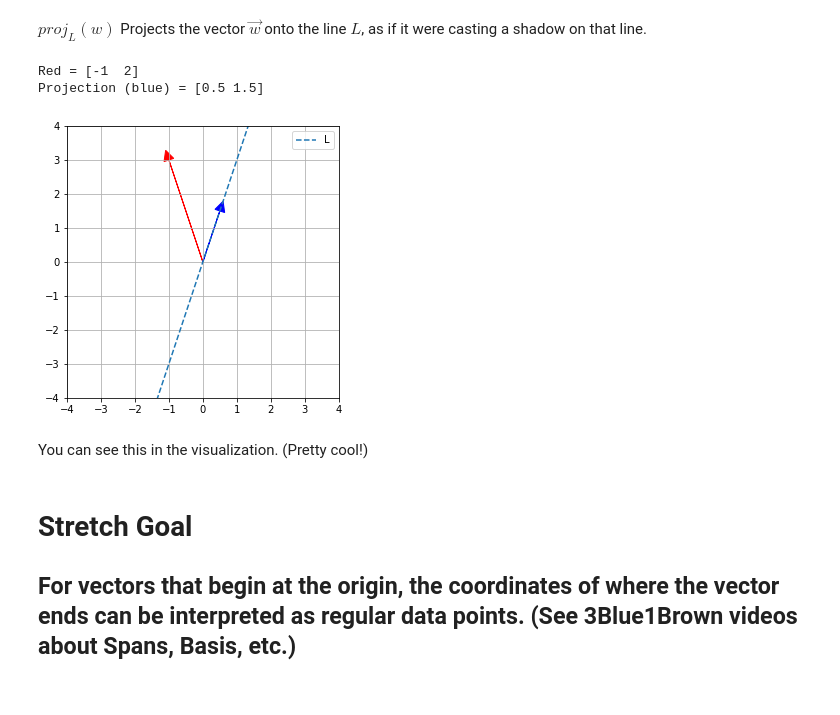
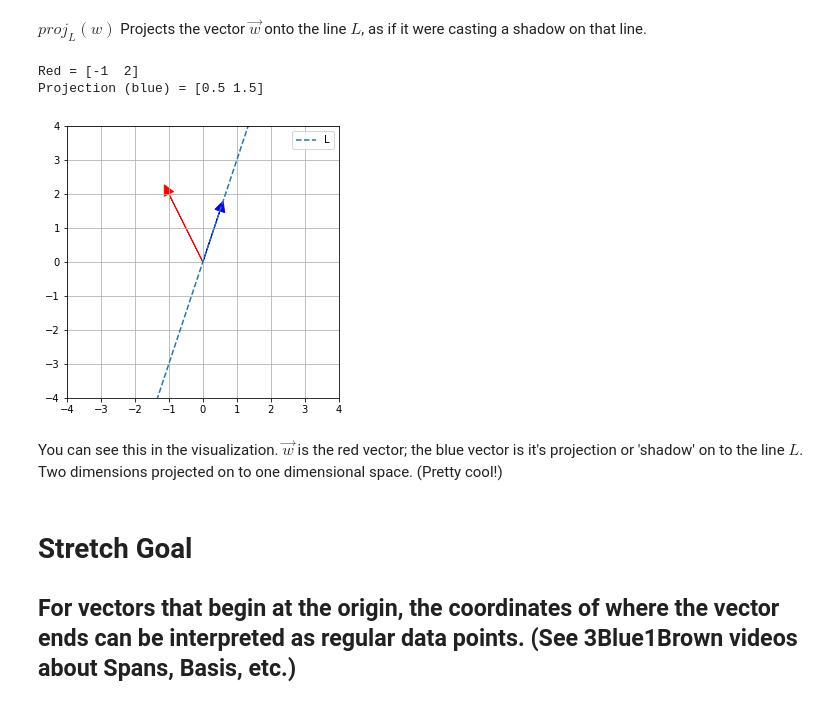
Before and after one commit to bloominstituteoftechnology/DS-Unit-1-Sprint-3-Linear-Algebra, a Jupyter notebook: module2-intermediate-linear-algebra/LS_DS_132_Intermediate_Linear_Algebra_Assignment.ipynb, the cells around one changed output. Drawn from its saved outputs; the diff is of its cells as text; code cells hidden in the pictures.

```diff
--- a/module2-intermediate-linear-algebra/LS_DS_132_Intermediate_Linear_Algebra_Assignment.ipynb
+++ b/module2-intermediate-linear-algebra/LS_DS_132_Intermediate_Linear_Algebra_Assignment.ipynb
@@ -611,38 +617,39 @@ $proj_{L}(w)$ Projects the vector $\vec{w}$ onto the line $L$, as if it were cas
 # %%
 v = np.array([1, 3])
 w = np.array([-1, 2])
 print(f'Red = {w}')
 
 # Calculate the projection
 fraction = np.dot(w, v) / np.dot(v, v)
 projection = np.multiply(fraction, v)
 print(f'Projection (blue) = {projection}')
 
-# Set axe for the plot
+# Set axes for the plot
 fig, ax = plt.subplots(figsize=(5, 5))
 ax.grid()
 ax.set_aspect('equal')
 
 # Set limits for the plot
 plt.xlim(-4,4)
 plt.ylim(-4,4)
 axes = plt.gca()
 axes.set_aspect('equal')
 
 # Calculate the line L (slope is 3, as in v = [1 3])
 x_vals = np.array(axes.get_xlim())
 y_vals = 3*x_vals
 plt.plot(x_vals, y_vals, '--', label="L")
-plt.arrow(0, 0, w[0], v[1], head_width=.3, head_length=.3, color='red')
+plt.arrow(0, 0, w[0], w[1], head_width=.3, head_length=.3, color='red')
 plt.arrow(0, 0, projection[0], projection[1], head_width=.3, head_length=.3,
           color='blue')
+
 plt.legend();
 # %% [output]
 Red = [-1  2]
 Projection (blue) = [0.5 1.5]
-[figure, old version]
+[figure, new version]
-# %% [markdown]
-You can see this in the visualization. (Pretty cool!)
+# %% [markdown]
+You can see this in the visualization. $\vec{w}$ is the red vector; the blue vector is it's projection or 'shadow' on to the line $L$. Two dimensions projected on to one dimensional space. (Pretty cool!)
 # %% [markdown]
 # Stretch Goal
 
```
Also changed, not shown: parts of 12 cells of this notebook.
